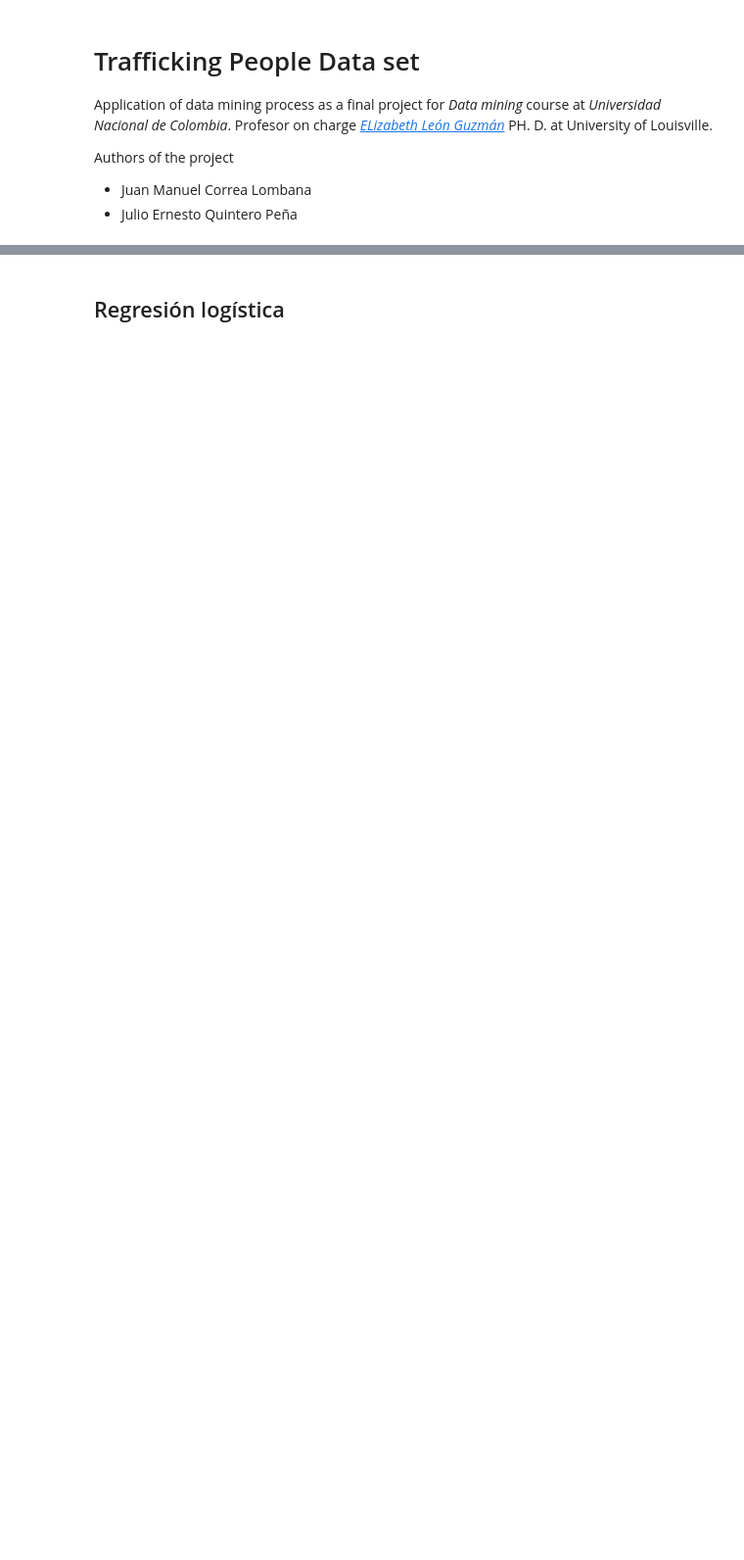
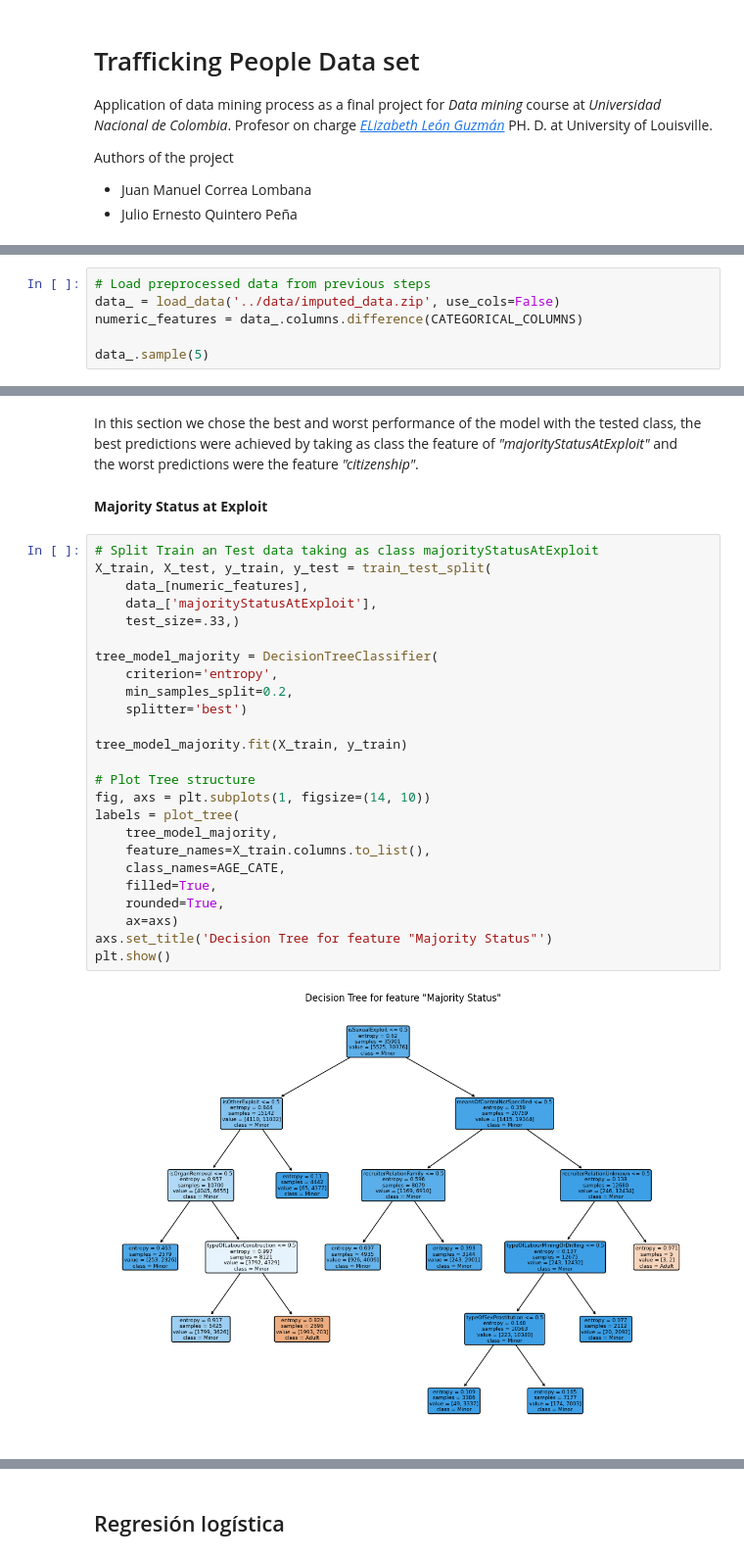
Before and after one commit to JPena-code/minig-course, a Jupyter notebook: notebooks/Classification.ipynb, the cells around one changed output, grey strips where cells are left out. Shown: that part at 98% size. Cells and saved outputs as stored; diff of their text form; blank space fills up the shorter version.

```diff
--- a/notebooks/Classification.ipynb
+++ b/notebooks/Classification.ipynb
@@ -8,0 +43,6 @@ Authors of the project
+# %%
+# Load preprocessed data from previous steps
+data_ = load_data('../data/imputed_data.zip', use_cols=False)
+numeric_features = data_.columns.difference(CATEGORICAL_COLUMNS)
+
+data_.sample(5)
@@ -9 +92,34 @@ Authors of the project
+# %% [markdown]
+In this section we chose the best and worst performance of the model with the tested class,
+the best predictions were achieved by taking as class the feature of _"majorityStatusAtExploit"_ and<br>
+the worst predictions were the feature _"citizenship"_.
+# %% [markdown]
+**Majority Status at Exploit**
+# %%
+# Split Train an Test data taking as class majorityStatusAtExploit
+X_train, X_test, y_train, y_test = train_test_split(
+    data_[numeric_features],
+    data_['majorityStatusAtExploit'],
+    test_size=.33,)
+
+tree_model_majority = DecisionTreeClassifier(
+    criterion='entropy',
+    min_samples_split=0.2,
+    splitter='best')
+
+tree_model_majority.fit(X_train, y_train)
+
+# Plot Tree structure
+fig, axs = plt.subplots(1, figsize=(14, 10))
+labels = plot_tree(
+    tree_model_majority,
+    feature_names=X_train.columns.to_list(),
+    class_names=AGE_CATE,
+    filled=True,
+    rounded=True,
+    ax=axs)
+axs.set_title('Decision Tree for feature "Majority Status"')
+plt.show()
+# %% [output]
+[figure, added]
 # %% [markdown]
```
Also changed, not shown: parts of 30 cells of this notebook, 3 other files.
